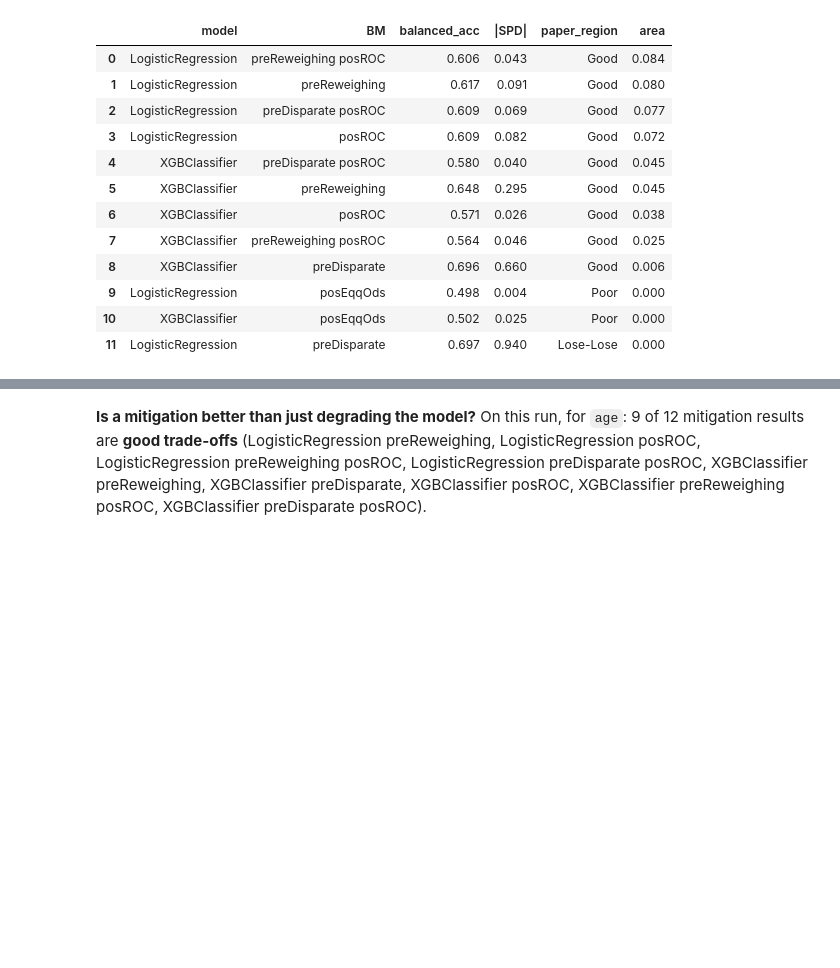
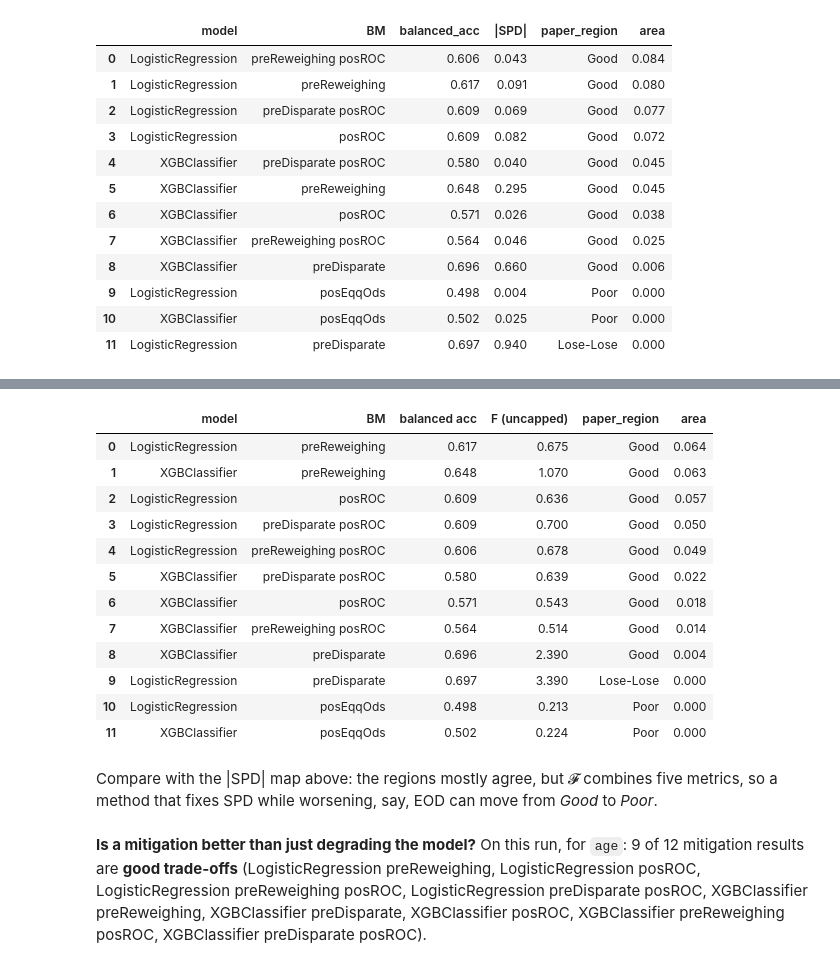
Before and after one commit to enemy537/callmefair, a Jupyter notebook: examples/notebooks/04_tradeoff_map.ipynb, the cells around one changed output, grey strips where cells are left out. Drawn from its saved outputs; the diff is of its cells as text; code cells hidden in the pictures; blank space fills up the shorter version.

```diff
--- a/examples/notebooks/04_tradeoff_map.ipynb
+++ b/examples/notebooks/04_tradeoff_map.ipynb
@@ -173,3 +182,23 @@ regions_f[["model", "BM", "paper_region", "area"]].round(3).sort_values("area",
+# %%
+(regions_f[["model", "BM", "accuracy", "bias", "paper_region", "area"]]
+ .rename(columns={"accuracy": "balanced acc", "bias": "F (uncapped)"})
+ .sort_values("area", ascending=False).round(3).reset_index(drop=True))
+# %% [output]
+|  | model | BM | balanced acc | F (uncapped) | paper_region | area |
+| 0 | LogisticRegression | preReweighing | 0.617 | 0.675 | Good | 0.064 |
+| 1 | XGBClassifier | preReweighing | 0.648 | 1.070 | Good | 0.063 |
+| 2 | LogisticRegression | posROC | 0.609 | 0.636 | Good | 0.057 |
+| 3 | LogisticRegression | preDisparate posROC | 0.609 | 0.700 | Good | 0.050 |
+| 4 | LogisticRegression | preReweighing posROC | 0.606 | 0.678 | Good | 0.049 |
+| 5 | XGBClassifier | preDisparate posROC | 0.580 | 0.639 | Good | 0.022 |
+| 6 | XGBClassifier | posROC | 0.571 | 0.543 | Good | 0.018 |
+| 7 | XGBClassifier | preReweighing posROC | 0.564 | 0.514 | Good | 0.014 |
+| 8 | XGBClassifier | preDisparate | 0.696 | 2.390 | Good | 0.004 |
+| 9 | LogisticRegression | preDisparate | 0.697 | 3.390 | Lose-Lose | 0.000 |
+| 10 | LogisticRegression | posEqqOds | 0.498 | 0.213 | Poor | 0.000 |
+| 11 | XGBClassifier | posEqqOds | 0.502 | 0.224 | Poor | 0.000 |
+# %% [markdown]
+Compare with the |SPD| map above: the regions mostly agree, but 𝓕 combines five metrics, so a method that fixes SPD while worsening, say, EOD can move from *Good* to *Poor*.
 # %%
 from IPython.display import Markdown, display
 good = regions[regions.region == "good trade-off"]
```
Also changed, not shown: parts of 9 cells of this notebook, 8 other files.
